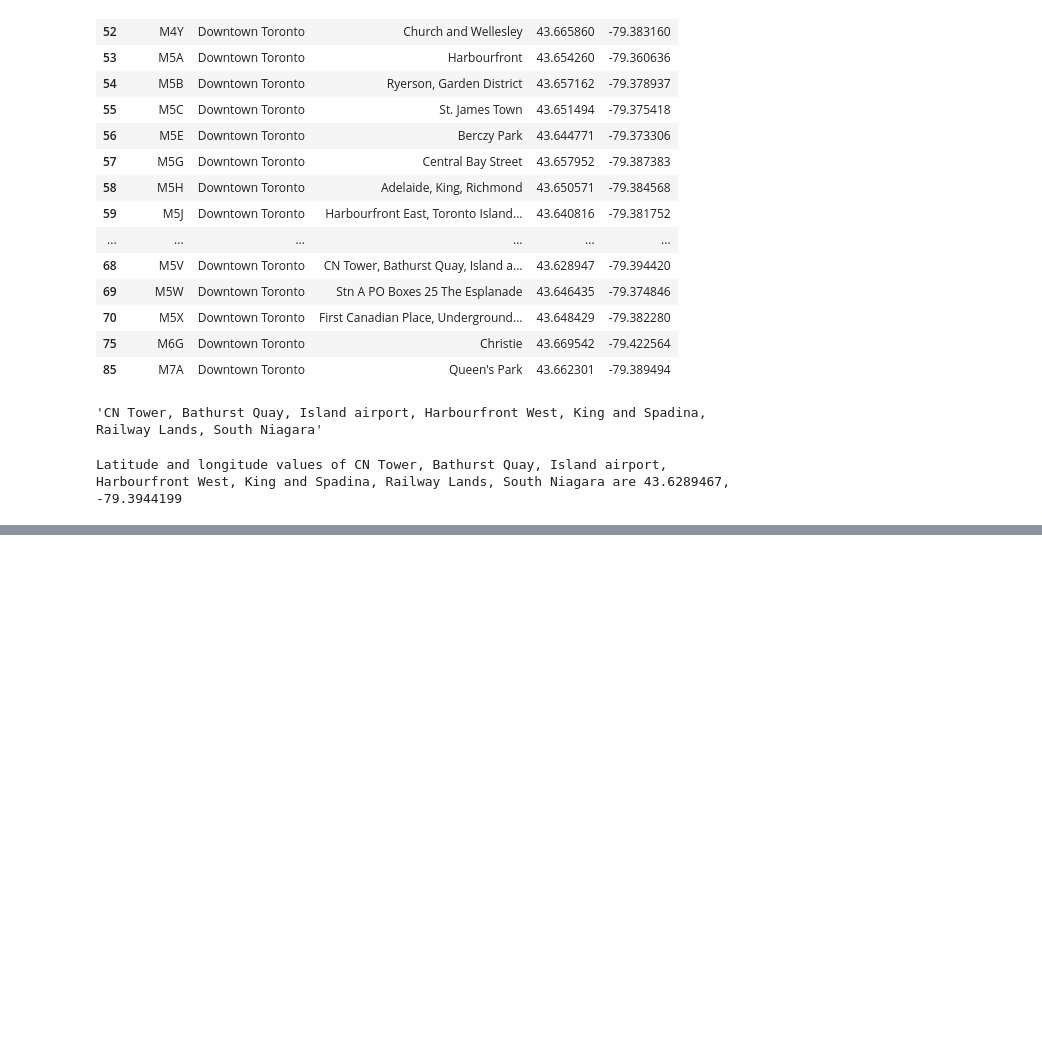
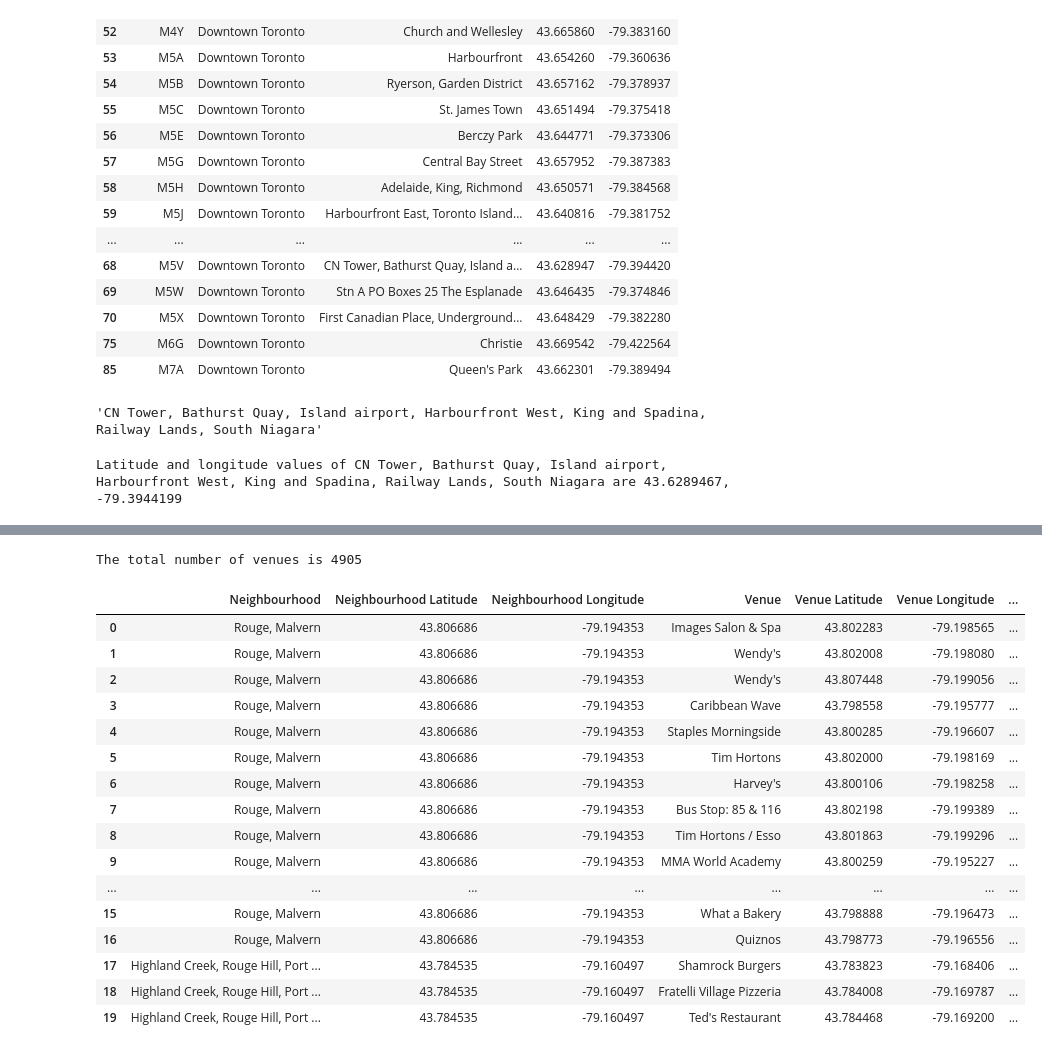
Before and after one commit to gegdd/Coursera_Capstone, a Jupyter notebook: DS_Capstone_Segmenting_Clustering.ipynb, the cells around one changed output, grey strips where cells are left out. Saved outputs shown, nothing was run; the diff lists cells and outputs as text; code cells hidden in the pictures; blank space fills up the shorter version.

```diff
--- a/DS_Capstone_Segmenting_Clustering.ipynb
+++ b/DS_Capstone_Segmenting_Clustering.ipynb
@@ -284,0 +315,3 @@ url
+# %%
+results = requests.get(url).json()
+results
@@ -284,0 +338,28 @@ url
+# %%
+# function that extracts the category of the venue
+def get_category_type(row):
+    try:
+        categories_list = row['categories']
+    except:
+        categories_list = row['venue.categories']
+
+    if len(categories_list) == 0:
+        return None
+    else:
+        return categories_list[0]['name']
+# %%
+venues = results['response']['groups'][0]['items']
+
+nearby_venues = json_normalize(venues) # flatten JSON
+
+# filter columns
+filtered_columns = ['venue.name', 'venue.categories', 'venue.location.lat', 'venue.location.lng']
+nearby_venues =nearby_venues.loc[:, filtered_columns]
+
+# filter the category for each row
+nearby_venues['venue.categories'] = nearby_venues.apply(get_category_type, axis=1)
+
+# clean columns
+nearby_venues.columns = [col.split(".")[-1] for col in nearby_venues.columns]
+
+nearby_venues.head()
@@ -284,0 +444,22 @@ url
+# %%
+print("The total number of venues is {}".format(toronto_venues.shape[0]))
+toronto_venues.head(20)
+# %% [output]
+The total number of venues is 4905
+|  | Neighbourhood | Neighbourhood Latitude | Neighbourhood Longitude | Venue | Venue Latitude | Venue Longitude | ... |
+| 0 | Rouge, Malvern | 43.806686 | -79.194353 | Images Salon & Spa | 43.802283 | -79.198565 | ... |
+| 1 | Rouge, Malvern | 43.806686 | -79.194353 | Wendy's | 43.802008 | -79.198080 | ... |
+| 2 | Rouge, Malvern | 43.806686 | -79.194353 | Wendy's | 43.807448 | -79.199056 | ... |
+| 3 | Rouge, Malvern | 43.806686 | -79.194353 | Caribbean Wave | 43.798558 | -79.195777 | ... |
+| 4 | Rouge, Malvern | 43.806686 | -79.194353 | Staples Morningside | 43.800285 | -79.196607 | ... |
+| 5 | Rouge, Malvern | 43.806686 | -79.194353 | Tim Hortons | 43.802000 | -79.198169 | ... |
+| 6 | Rouge, Malvern | 43.806686 | -79.194353 | Harvey's | 43.800106 | -79.198258 | ... |
+| 7 | Rouge, Malvern | 43.806686 | -79.194353 | Bus Stop: 85 & 116 | 43.802198 | -79.199389 | ... |
+| 8 | Rouge, Malvern | 43.806686 | -79.194353 | Tim Hortons / Esso | 43.801863 | -79.199296 | ... |
+| 9 | Rouge, Malvern | 43.806686 | -79.194353 | MMA World Academy | 43.800259 | -79.195227 | ... |
+| ... | ... | ... | ... | ... | ... | ... | ... |
+| 15 | Rouge, Malvern | 43.806686 | -79.194353 | What a Bakery | 43.798888 | -79.196473 | ... |
+| 16 | Rouge, Malvern | 43.806686 | -79.194353 | Quiznos | 43.798773 | -79.196556 | ... |
+| 17 | Highland Creek, Rouge Hill, Port ... | 43.784535 | -79.160497 | Shamrock Burgers | 43.783823 | -79.168406 | ... |
+| 18 | Highland Creek, Rouge Hill, Port ... | 43.784535 | -79.160497 | Fratelli Village Pizzeria | 43.784008 | -79.169787 | ... |
+| 19 | Highland Creek, Rouge Hill, Port ... | 43.784535 | -79.160497 | Ted's Restaurant | 43.784468 | -79.169200 | ... |
```
Also changed, not shown: parts of 41 cells of this notebook.
